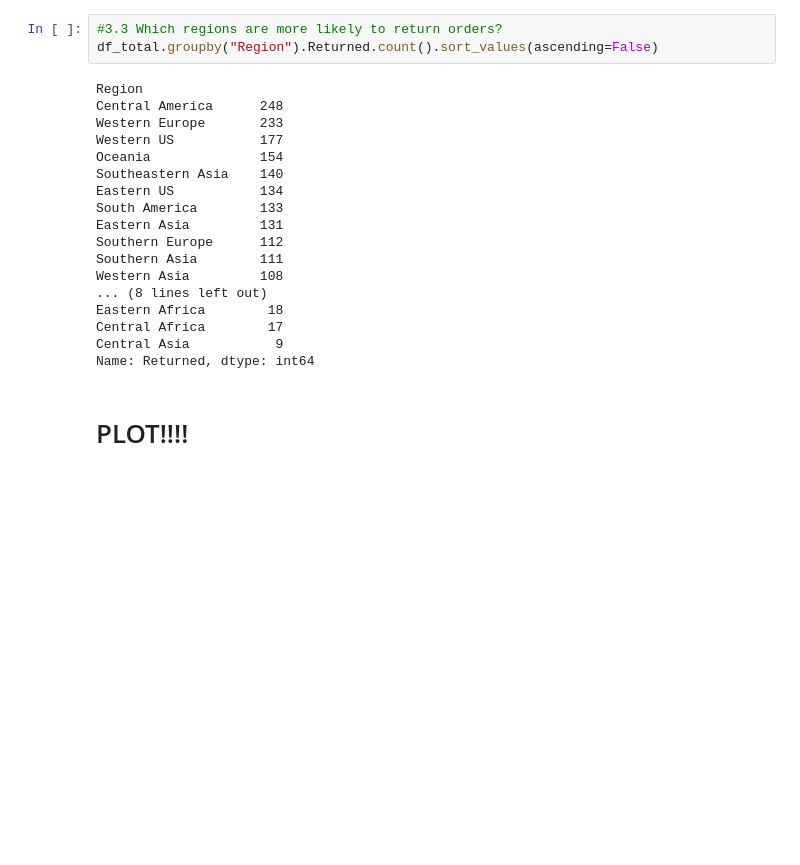
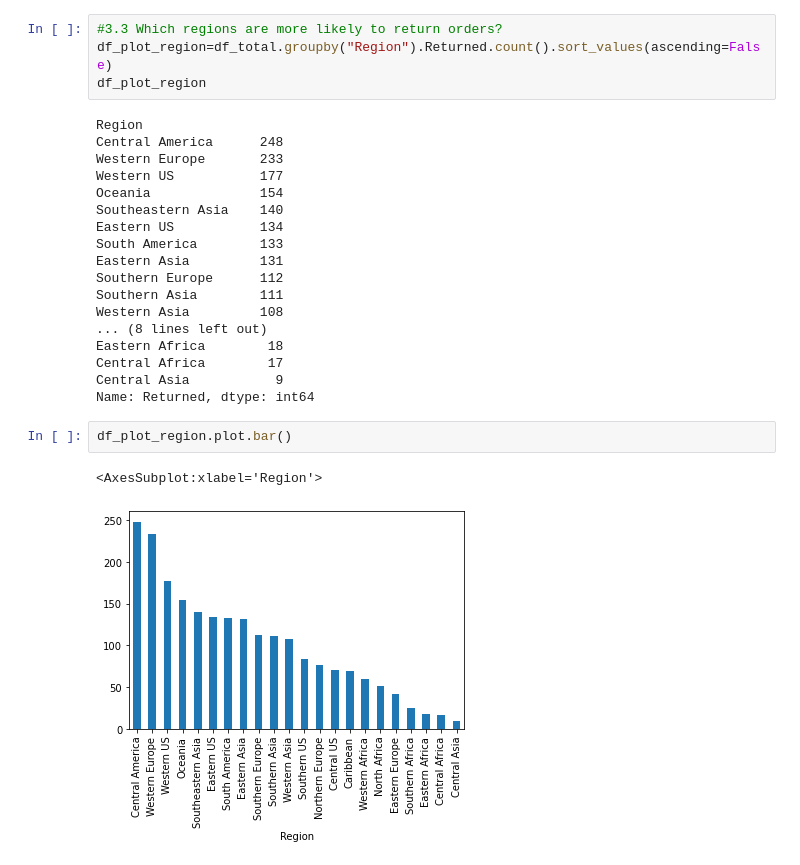
Before and after one commit to TheAidanAu/ML_Lab, a Jupyter notebook: AIDAN/ML_Lab_EDA_AIDAN.ipynb, the cells around one changed output. Drawn from its saved outputs; the diff is of its cells as text; blank space fills up the shorter version.

```diff
--- a/AIDAN/ML_Lab_EDA_AIDAN.ipynb
+++ b/AIDAN/ML_Lab_EDA_AIDAN.ipynb
@@ -303,6 +329,7 @@ Name: Returned, Length: 1053, dtype: bool
 # %%
 #3.3 Which regions are more likely to return orders?
-df_total.groupby("Region").Returned.count().sort_values(ascending=False)
+df_plot_region=df_total.groupby("Region").Returned.count().sort_values(ascending=False)
+df_plot_region
 # %% [output]
 Region
 Central America      248
@@ -321,5 +348,8 @@ Eastern Africa        18
 Central Africa        17
 Central Asia           9
 Name: Returned, dtype: int64
-# %% [markdown]
-# PLOT!!!!
+# %%
+df_plot_region.plot.bar()
+# %% [output]
+<AxesSubplot:xlabel='Region'>
+[figure, added]
```
Also changed, not shown: parts of 18 cells of this notebook.
